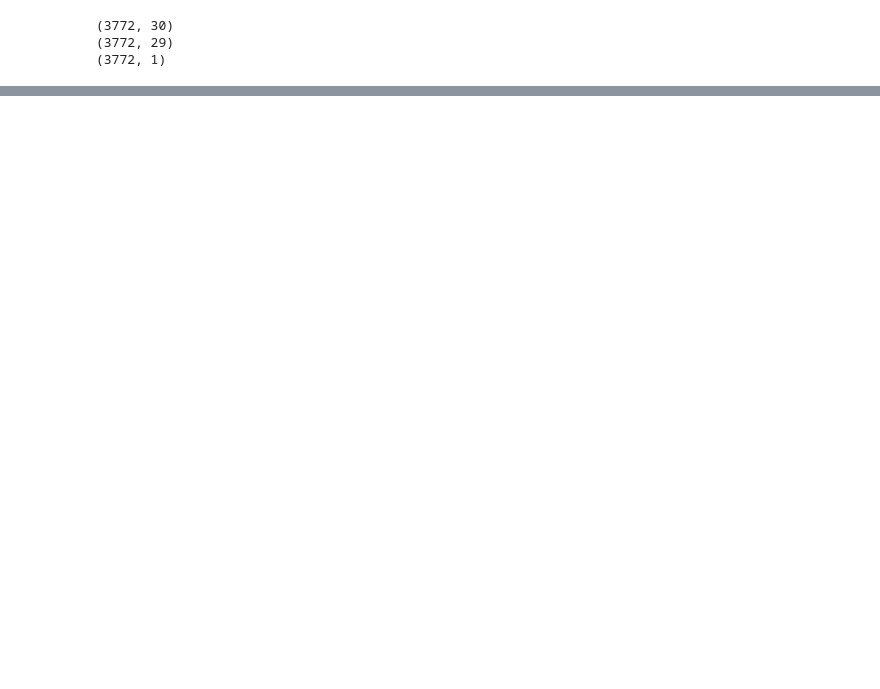
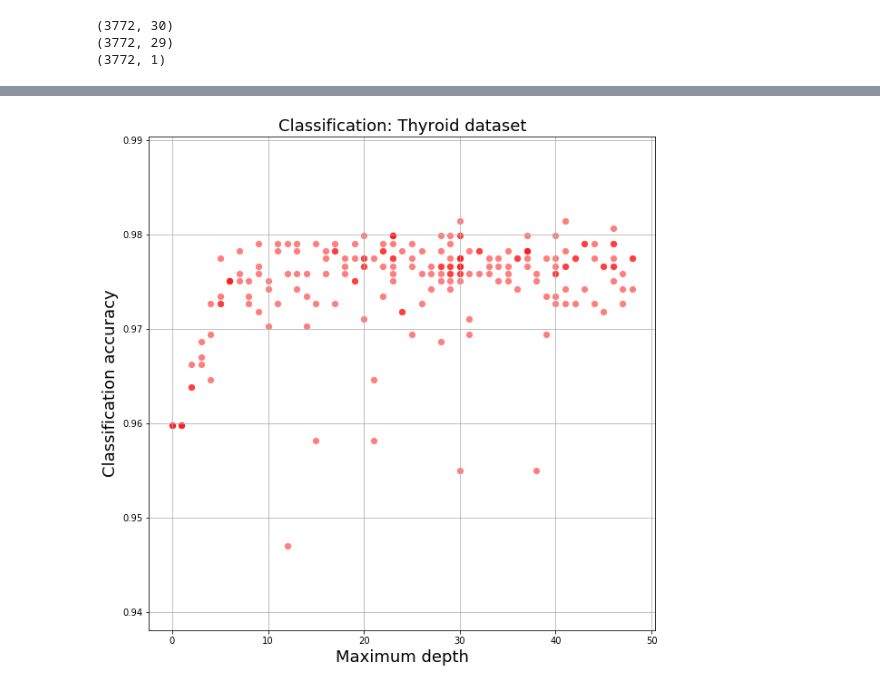
Before and after one commit to anuprulez/machine_learning_101, a Jupyter notebook: classification_scikit_learn.ipynb, the cells around one changed output, grey strips where cells are left out. Cells and saved outputs as stored; diff of their text form; code cells hidden in the pictures; blank space fills up the shorter version.

```diff
--- a/classification_scikit_learn.ipynb
+++ b/classification_scikit_learn.ipynb
@@ -216,0 +244,4 @@ plt.show()
+# %%
+plot_classifiction_param('max_depth', 'Classification: Thyroid dataset', 'Maximum depth', 'Classification accuracy')
+# %% [output]
+[figure, added]
```
Also changed, not shown: parts of 12 cells of this notebook.
